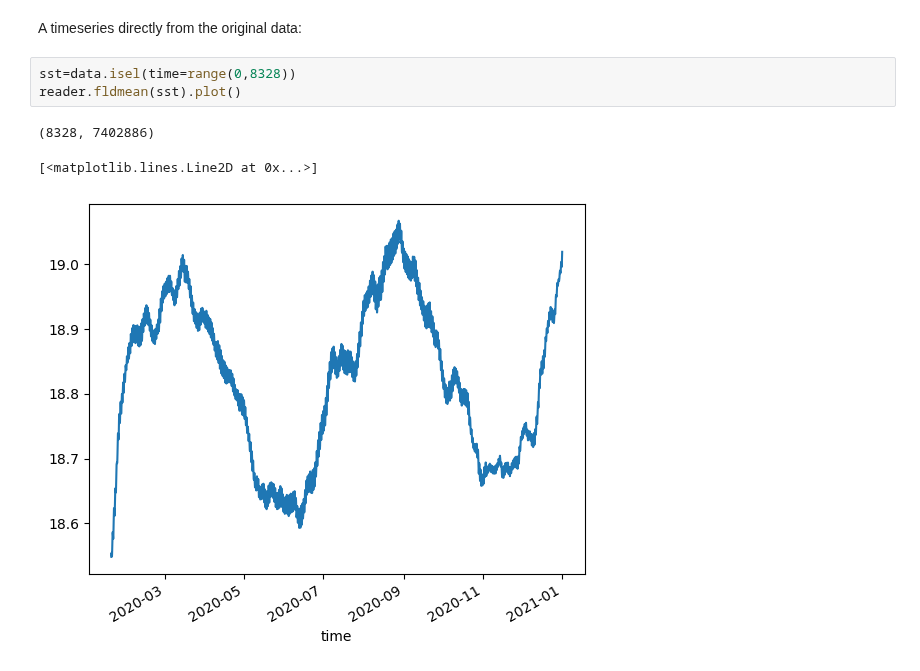
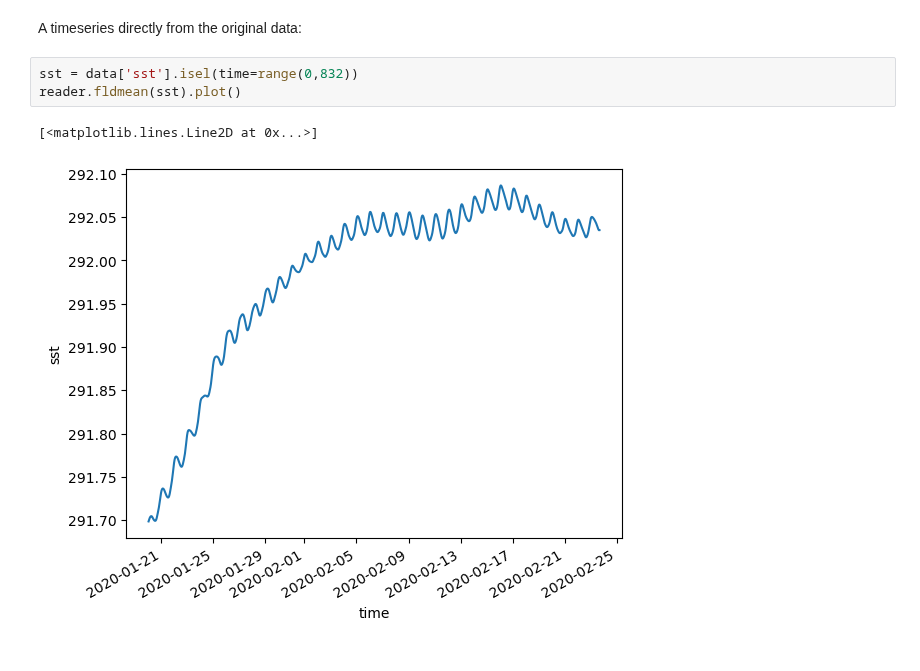
Before and after one commit to Predictia/AQUA, a Jupyter notebook: notebooks/reader/fldmean.ipynb, the cells around one changed output. Saved outputs shown, nothing was run; the diff lists cells and outputs as text.

```diff
--- a/notebooks/reader/fldmean.ipynb
+++ b/notebooks/reader/fldmean.ipynb
@@ -169,9 +152,8 @@ reader.regrid(data['ci'])[1,:,:].plot()
 # %% [markdown]
 A timeseries directly from the original data:
 # %%
-sst=data.isel(time=range(0,8328))
+sst = data['sst'].isel(time=range(0,832))
 reader.fldmean(sst).plot()
 # %% [output]
-(8328, 7402886)
+[<matplotlib.lines.Line2D at 0x...>]
-[<matplotlib.lines.Line2D at 0x...>]
-[figure, old version]
+[figure, new version]
```
Also changed, not shown: parts of 14 cells of this notebook, 7 other files.
